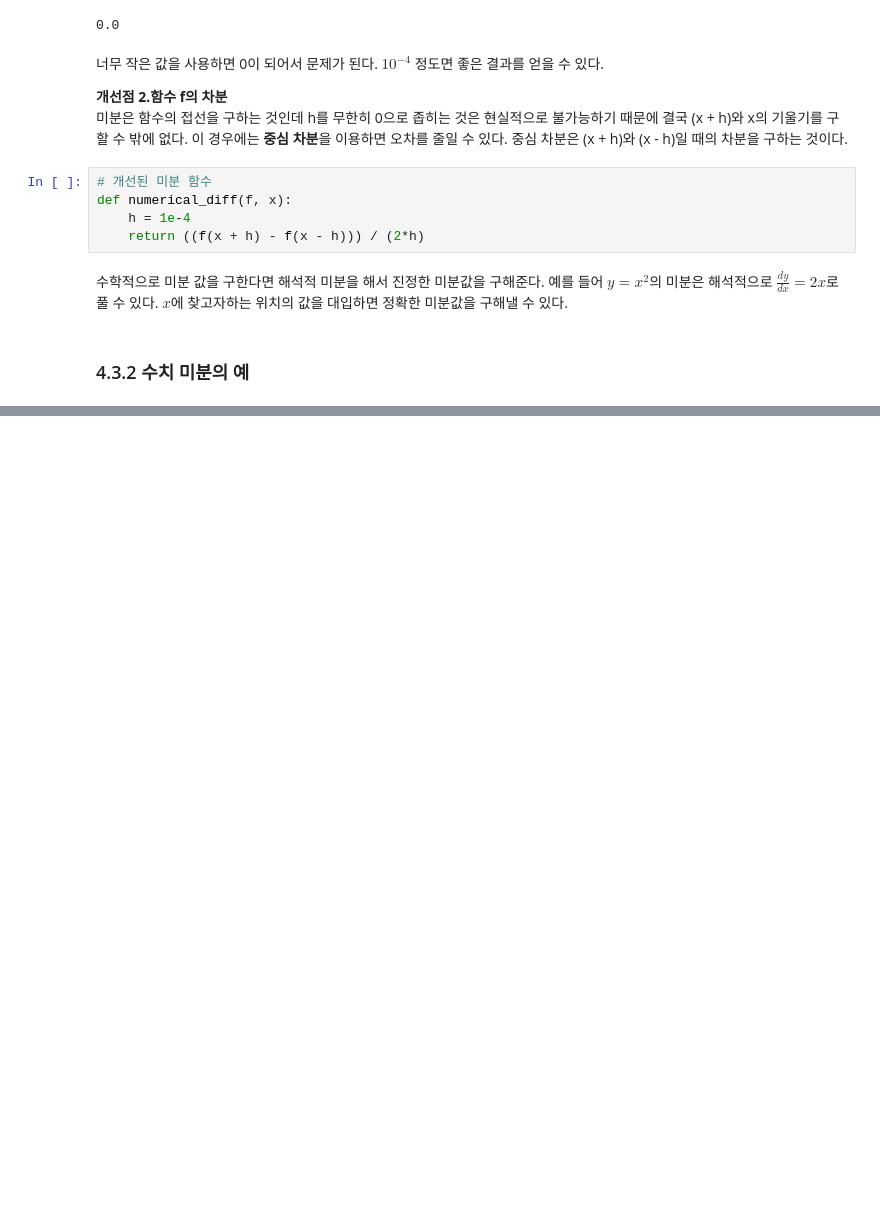
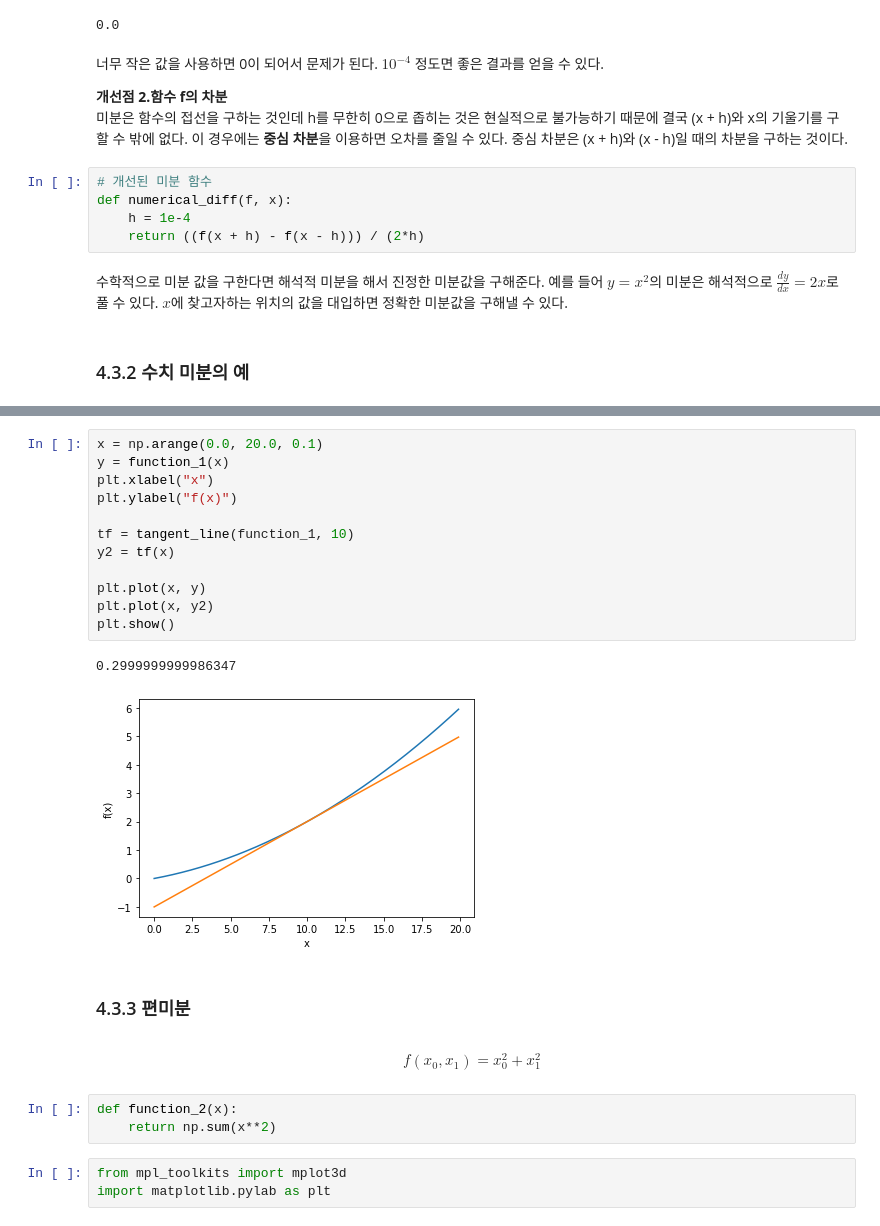
Before and after one commit to kkole3897/Deep_Learning_From_Scratch1, a Jupyter notebook: 김진관/Chapter4.ipynb, the cells around one changed output, grey strips where cells are left out. Drawn from its saved outputs; the diff is of its cells as text; blank space fills up the shorter version.

```diff
--- a/김진관/Chapter4.ipynb
+++ b/김진관/Chapter4.ipynb
@@ -194,0 +241,25 @@ def numerical_diff(f, x):
+# %%
+x = np.arange(0.0, 20.0, 0.1)
+y = function_1(x)
+plt.xlabel("x")
+plt.ylabel("f(x)")
+
+tf = tangent_line(function_1, 10)
+y2 = tf(x)
+
+plt.plot(x, y)
+plt.plot(x, y2)
+plt.show()
+# %% [output]
+0.2999999999986347
+[figure, added]
+# %% [markdown]
+### 4.3.3 편미분
+# %% [markdown]
+$$f(x_0, x_1) = x_0^2 + x_1^2$$
+# %%
+def function_2(x):
+    return np.sum(x**2)
+# %%
+from mpl_toolkits import mplot3d
+import matplotlib.pylab as plt
```
Also changed, not shown: parts of 57 cells of this notebook, 11 other files.
